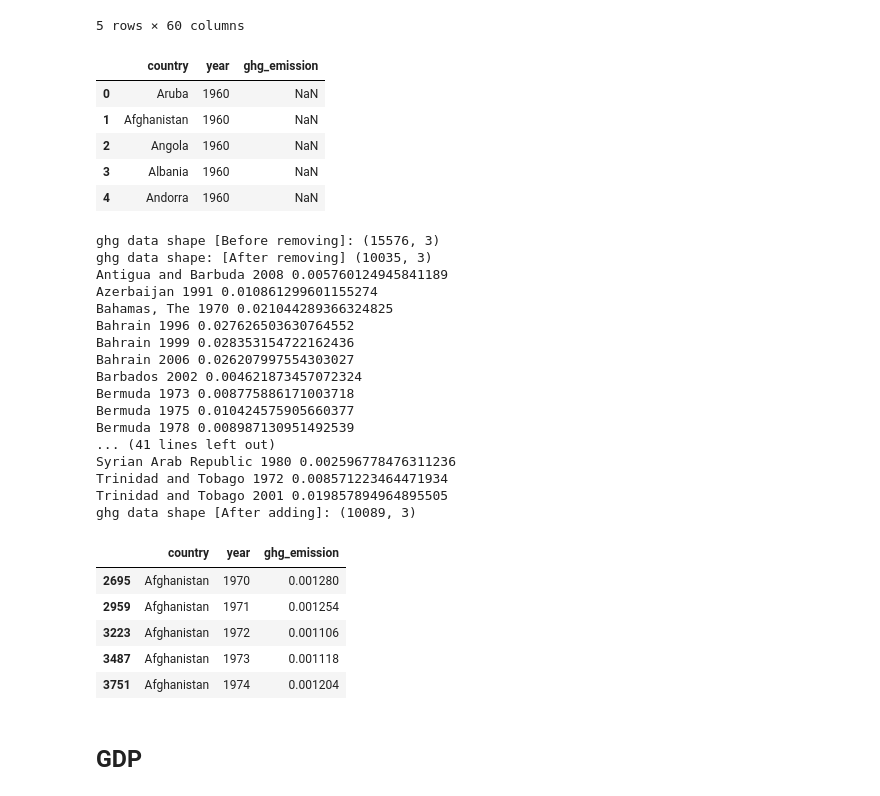
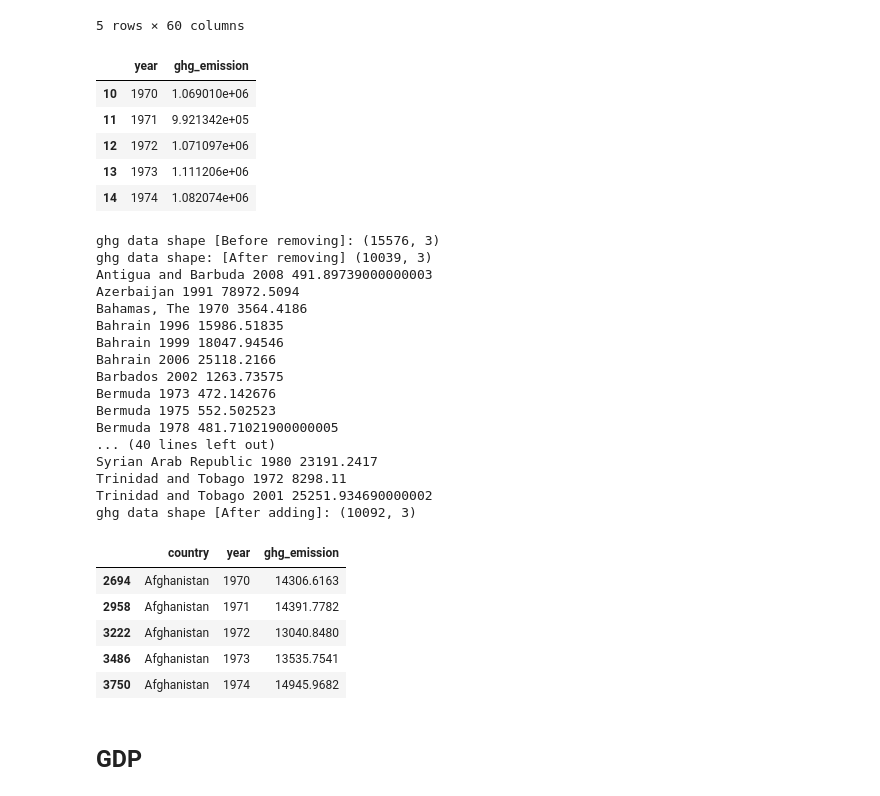
Before and after one commit to MartinXPN/Tecnico, a Jupyter notebook: InformationVisualization/data_processing/DataProcessing.ipynb, the cells around one changed output. Cells and saved outputs as stored; diff of their text form; code cells hidden in the pictures.

Commit message:
changed ghg emission to represent global value instead of per capita

```diff
--- a/InformationVisualization/data_processing/DataProcessing.ipynb
+++ b/InformationVisualization/data_processing/DataProcessing.ipynb
@@ -134,10 +134,8 @@ all(a == b for a, b in zip(population['Country Name'].values, ghg['Country Name'
 # %% [output]
 True
 # %%
-average = ['Total Average']
-for y in range(1960, 2019):
-    ghg[str(y)] /= population[str(y)]
-    average.append(ghg[str(y)].mean())
+# for y in range(1960, 2019):
+#     ghg[str(y)] /= population[str(y)]
 ghg.rename(columns={'Country Name': 'country'}, inplace=True)
 ghg.tail()
 # %% [output]
@@ -151,15 +149,15 @@ ghg.tail()
 # %%
 ghg = ghg.melt(id_vars=["country"],  var_name="year",  value_name="ghg_emission")
 global_ghg = ghg.groupby(by=['year'], as_index=False).agg('mean').dropna()
-global_ghg.to_csv('global_ghg_processed.csv', index=False, float_format='%0.5f')
-ghg.head()
+global_ghg.to_csv('global_ghg_processed.csv', index=False, float_format='%0.2f')
+global_ghg.head()
 # %% [output]
-|  | country | year | ghg_emission |
-| 0 | Aruba | 1960 | NaN |
-| 1 | Afghanistan | 1960 | NaN |
-| 2 | Angola | 1960 | NaN |
-| 3 | Albania | 1960 | NaN |
-| 4 | Andorra | 1960 | NaN |
+|  | year | ghg_emission |
+| 10 | 1970 | 1.069010e+06 |
+| 11 | 1971 | 9.921342e+05 |
+| 12 | 1972 | 1.071097e+06 |
+| 13 | 1973 | 1.111206e+06 |
+| 14 | 1974 | 1.082074e+06 |
 # %%
 # Handle the NaN values in the tempereature dataframe
 prev_country, prev_year, prev_val = None, None, None
@@ -177,32 +175,32 @@ for i, row in ghg.iterrows():
 
 print('ghg data shape [After adding]:', ghg.shape)
 ghg.sort_values(by=['country', 'year'], inplace=True)
-ghg.to_csv('ghg_processed.csv', index=False, float_format='%0.5f')
+ghg.to_csv('ghg_processed.csv', index=False, float_format='%0.2f')
 ghg.head()
 # %% [output]
 ghg data shape [Before removing]: (15576, 3)
-ghg data shape: [After removing] (10035, 3)
-Antigua and Barbuda 2008 0.005760124945841189
-Azerbaijan 1991 0.010861299601155274
-Bahamas, The 1970 0.021044289366324825
-Bahrain 1996 0.027626503630764552
-Bahrain 1999 0.028353154722162436
-Bahrain 2006 0.026207997554303027
-Barbados 2002 0.004621873457072324
-Bermuda 1973 0.008775886171003718
-Bermuda 1975 0.010424575905660377
-Bermuda 1978 0.008987130951492539
-... (41 lines left out)
-Syrian Arab Republic 1980 0.002596778476311236
-Trinidad and Tobago 1972 0.008571223464471934
-Trinidad and Tobago 2001 0.019857894964895505
-ghg data shape [After adding]: (10089, 3)
+ghg data shape: [After removing] (10039, 3)
+Antigua and Barbuda 2008 491.89739000000003
+Azerbaijan 1991 78972.5094
+Bahamas, The 1970 3564.4186
+Bahrain 1996 15986.51835
+Bahrain 1999 18047.94546
+Bahrain 2006 25118.2166
+Barbados 2002 1263.73575
+Bermuda 1973 472.142676
+Bermuda 1975 552.502523
+Bermuda 1978 481.71021900000005
+... (40 lines left out)
+Syrian Arab Republic 1980 23191.2417
+Trinidad and Tobago 1972 8298.11
+Trinidad and Tobago 2001 25251.934690000002
+ghg data shape [After adding]: (10092, 3)
 |  | country | year | ghg_emission |
-| 2695 | Afghanistan | 1970 | 0.001280 |
-| 2959 | Afghanistan | 1971 | 0.001254 |
-| 3223 | Afghanistan | 1972 | 0.001106 |
-| 3487 | Afghanistan | 1973 | 0.001118 |
-| 3751 | Afghanistan | 1974 | 0.001204 |
+| 2694 | Afghanistan | 1970 | 14306.6163 |
+| 2958 | Afghanistan | 1971 | 14391.7782 |
+| 3222 | Afghanistan | 1972 | 13040.8480 |
+| 3486 | Afghanistan | 1973 | 13535.7541 |
+| 3750 | Afghanistan | 1974 | 14945.9682 |
 # %% [markdown]
 ## GDP
 # %%
```
Also changed, not shown: 5 other files.
